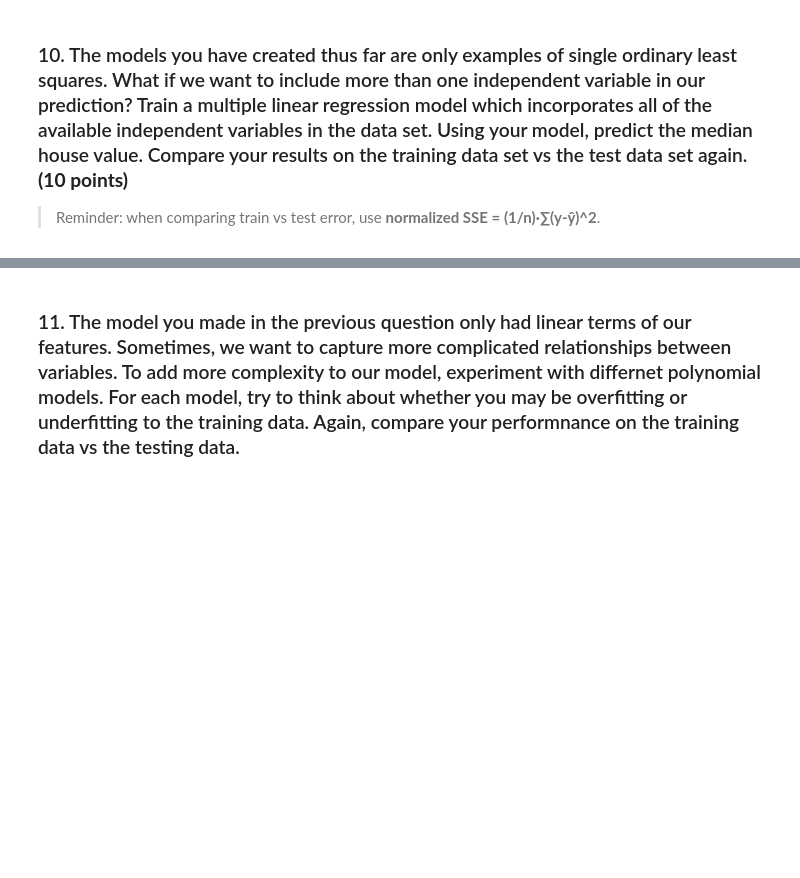
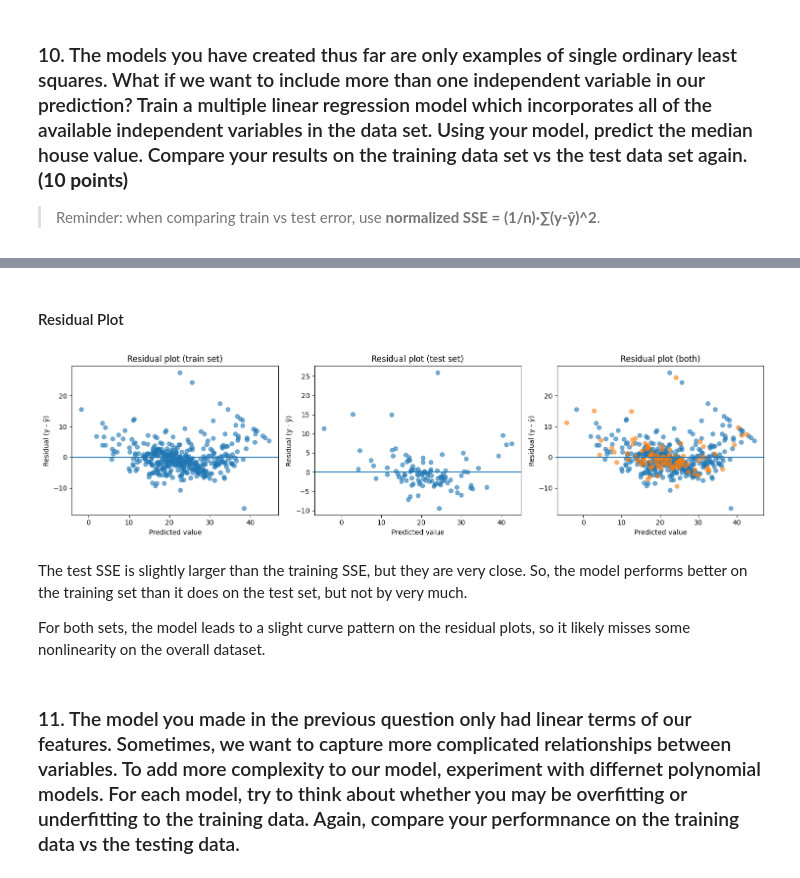
Before and after one commit to james-torgerson/DS_3025_project_2, a Jupyter notebook: project2_studentcopy.ipynb, the cells around one changed output, grey strips where cells are left out. Cells and saved outputs as stored; diff of their text form; code cells hidden in the pictures; blank space fills up the shorter version.

```diff
--- a/project2_studentcopy.ipynb
+++ b/project2_studentcopy.ipynb
@@ -589,4 +590,37 @@ Multiple Regression Test normalized SSE: 22.77770856386606
 [figure]
+# %% [markdown]
+#### Residual Plot
+# %%
+fig, axes = plt.subplots(1, 3, figsize=(15, 4)) #
+
+axes[0].scatter(y_pred_train, y_train- y_pred_train, alpha=0.6)
+axes[0].axhline(0)
+axes[0].set_xlabel("Predicted value")
+axes[0].set_ylabel("Residual (y - ŷ)")
+axes[0].set_title("Residual plot (train set)")
+
+axes[1].scatter(y_pred_test, y_test - y_pred_test, alpha=0.6)
+axes[1].axhline(0)
+axes[1].set_xlabel("Predicted value")
+axes[1].set_ylabel("Residual (y - ŷ)")
+axes[1].set_title("Residual plot (test set)")
+
+axes[2].scatter(y_pred_train, y_train- y_pred_train, alpha=0.6)
+axes[2].scatter(y_pred_test, y_test - y_pred_test, alpha=0.6)
+axes[2].axhline(0)
+axes[2].set_xlabel("Predicted value")
+axes[2].set_ylabel("Residual (y - ŷ)")
+axes[2].set_title("Residual plot (both)")
+
+plt.tight_layout()
+
+plt.show()
+# %% [output]
+[figure, added]
+# %% [markdown]
+The test SSE is slightly larger than the training SSE, but they are very close. So, the model performs better on the training set than it does on the test set, but not by very much.
+
+For both sets, the model leads to a slight curve pattern on the residual plots, so it likely misses some nonlinearity on the overall dataset.
 # %% [markdown]
 ### 11. The model you made in the previous question only had linear terms of our features. Sometimes, we want to capture more complicated relationships between variables. To add more complexity to our model, experiment with differnet polynomial models. For each model, try to think about whether you may be overfitting or underfitting to the training data. Again, compare your performnance on the training data vs the testing data.
 # %% [markdown]
```
Also changed, not shown: parts of 14 cells of this notebook.
